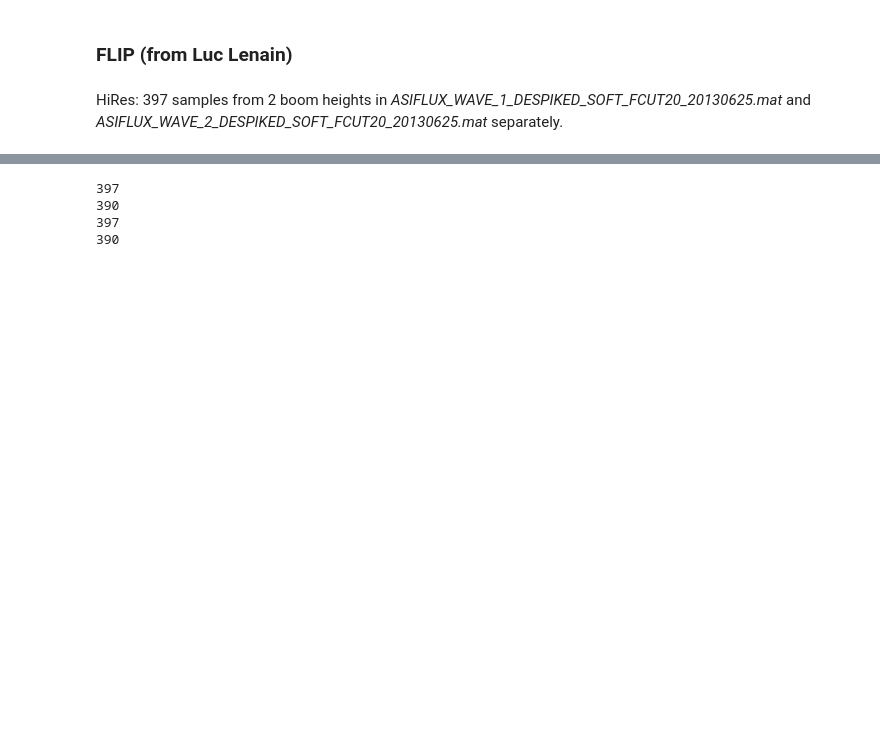
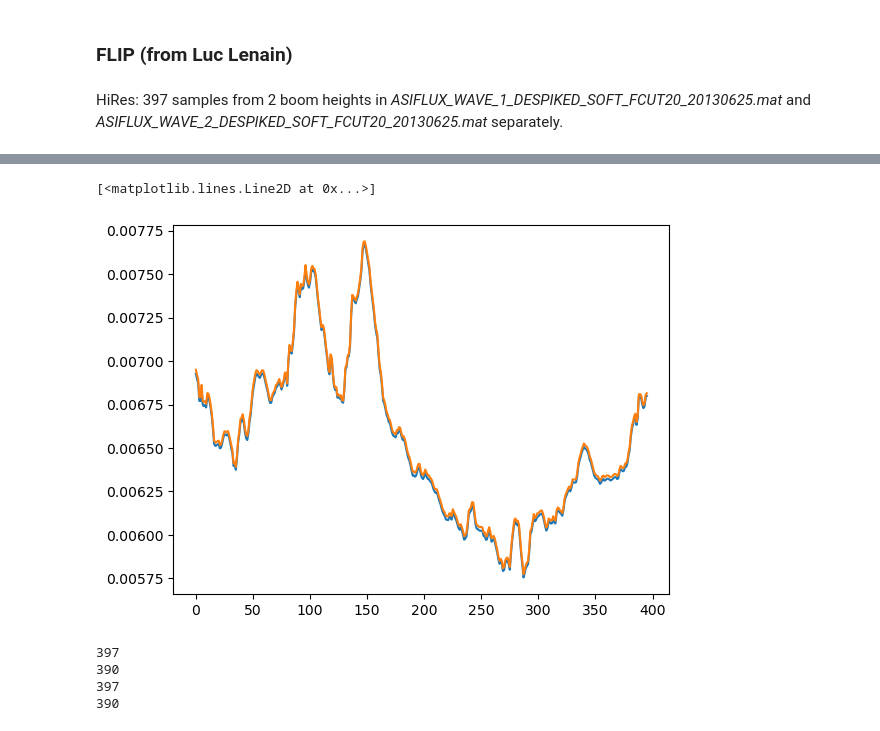
Before and after one commit to jiarong-wu/mlflux, a Jupyter notebook: notebooks/processing/multi_source_datasets.ipynb, the cells around one changed output, grey strips where cells are left out. Cells and saved outputs as stored; diff of their text form; code cells hidden in the pictures; blank space fills up the shorter version.

```diff
--- a/notebooks/processing/multi_source_datasets.ipynb
+++ b/notebooks/processing/multi_source_datasets.ipynb
@@ -231,3 +257,9 @@ x.shape
+# %%
+plt.plot(data_dict1['EC_CSAT1'][0,0]['q_hmp'][0])
+plt.plot(data_dict2['EC_CSAT2'][0,0]['q_hmp'][0])
+# %% [output]
+[<matplotlib.lines.Line2D at 0x...>]
+[figure, added]
 # %%
 x = data_dict['EC_CSAT1'][0,0]['Latent_Heat_Flux'][0]
 print(len(x))
```
Also changed, not shown: parts of 10 cells of this notebook, 2 other files.
